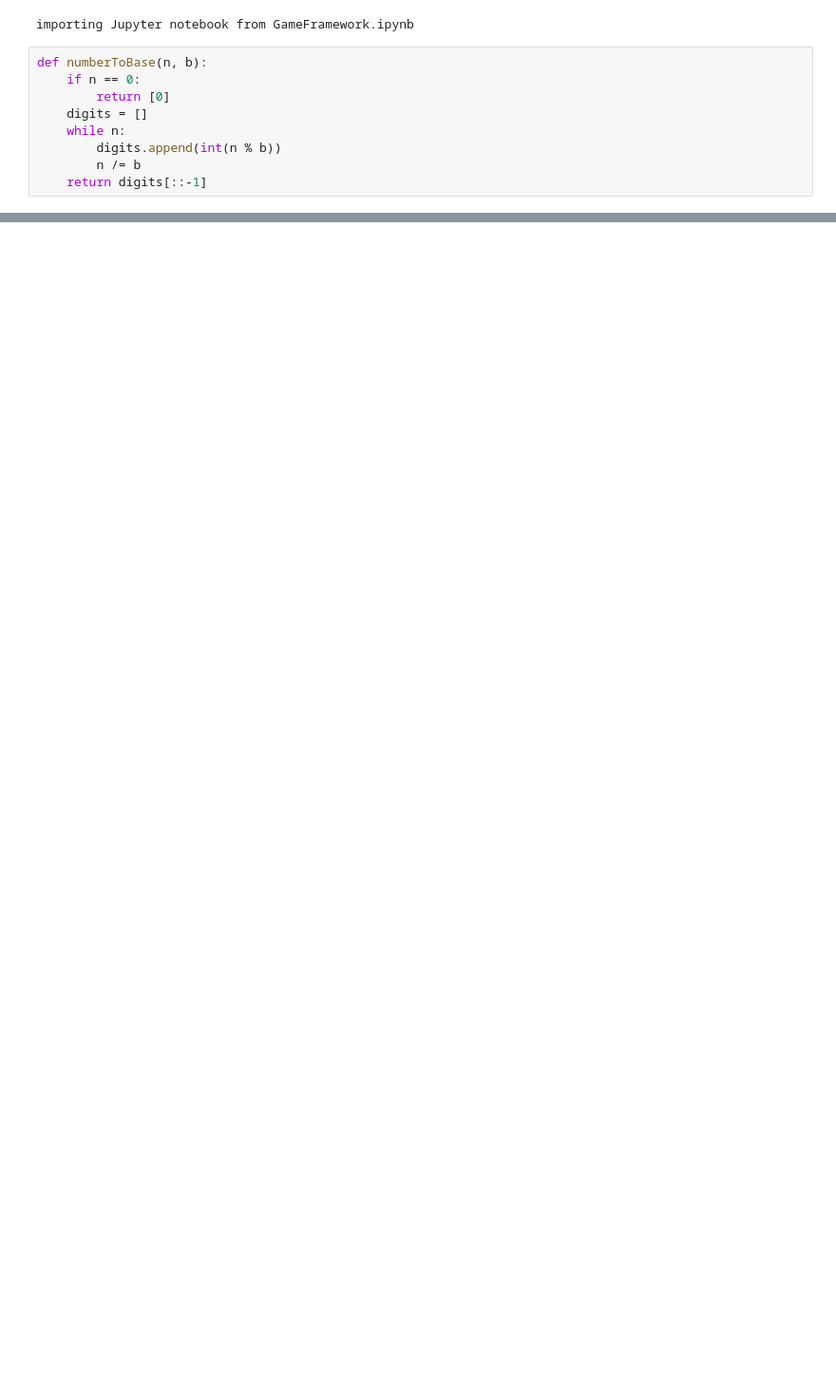
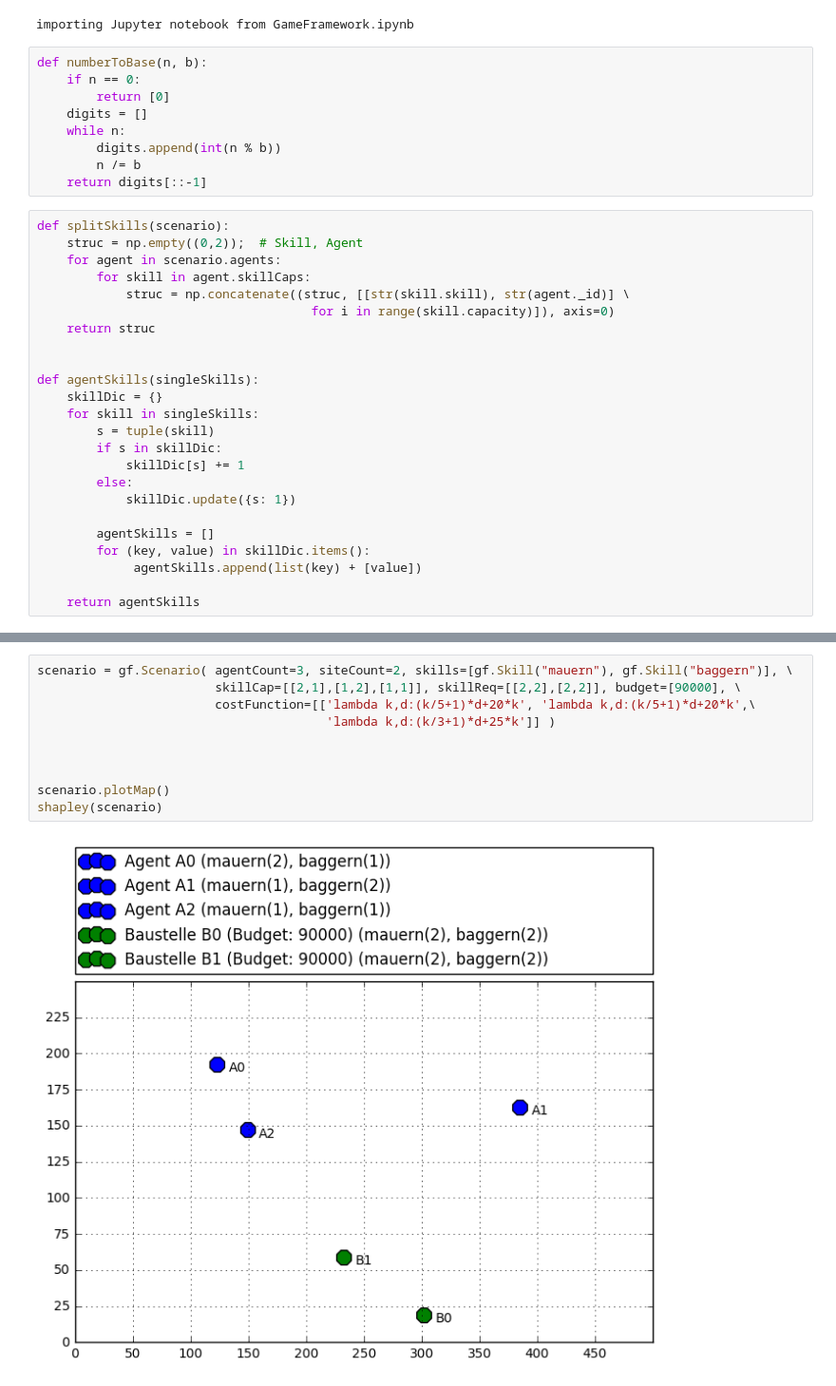
Before and after one commit to mhhf/AOTidF-bagger, a Jupyter notebook: Shapley.ipynb, the cells around one changed output, grey strips where cells are left out. Shown at 95% size. Cells and saved outputs as stored; diff of their text form; blank space fills up the shorter version.

Commit message:
Shapley

```diff
--- a/Shapley.ipynb
+++ b/Shapley.ipynb
@@ -21,4 +19,28 @@ def numberToBase(n, b):
         digits.append(int(n % b))
         n /= b
     return digits[::-1]
+# %%
+def splitSkills(scenario):
+    struc = np.empty((0,2));  # Skill, Agent
+    for agent in scenario.agents:
+        for skill in agent.skillCaps:
+            struc = np.concatenate((struc, [[str(skill.skill), str(agent._id)] \
+                                     for i in range(skill.capacity)]), axis=0)
+    return struc
+
+
+def agentSkills(singleSkills):
+    skillDic = {}
+    for skill in singleSkills:
+        s = tuple(skill)
+        if s in skillDic:
+            skillDic[s] += 1
+        else:
+            skillDic.update({s: 1})
+
+        agentSkills = []
+        for (key, value) in skillDic.items():
+             agentSkills.append(list(key) + [value])
+
+    return agentSkills
 # %%
@@ -291,0 +252,12 @@ print 59318.625+59318.625+39545.75
+# %%
+scenario = gf.Scenario( agentCount=3, siteCount=2, skills=[gf.Skill("mauern"), gf.Skill("baggern")], \
+                        skillCap=[[2,1],[1,2],[1,1]], skillReq=[[2,2],[2,2]], budget=[90000], \
+                        costFunction=[['lambda k,d:(k/5+1)*d+20*k', 'lambda k,d:(k/5+1)*d+20*k',\
+                                       'lambda k,d:(k/3+1)*d+25*k']] )
+
+
+
+scenario.plotMap()
+shapley(scenario)
+# %% [output]
+[figure, added]
```
Also changed, not shown: parts of 8 cells of this notebook, 3 other files.
